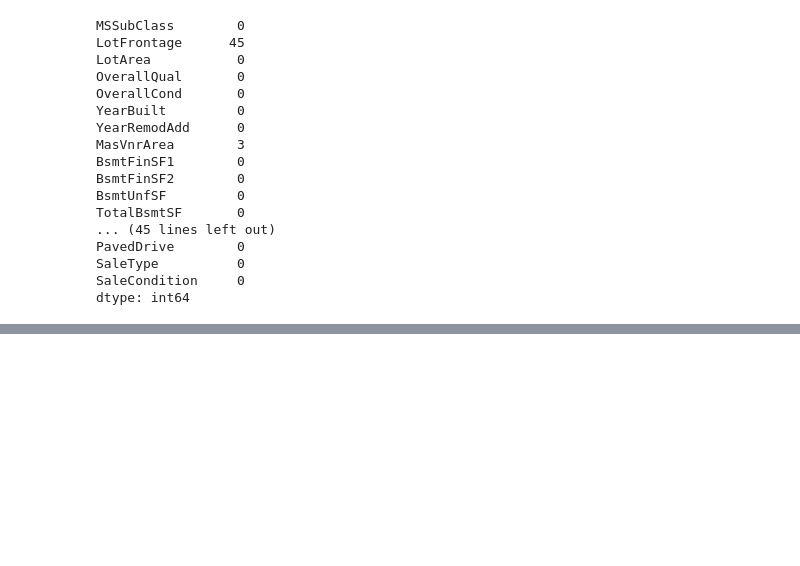
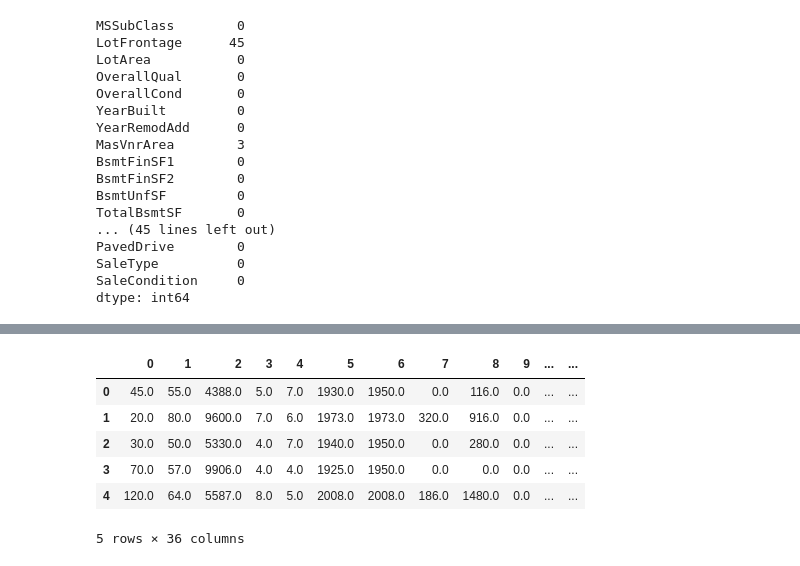
Before and after one commit to georgek2/Home_Prices, a Jupyter notebook: Decision_Tree/model_three.ipynb, the cells around one changed output, grey strips where cells are left out. Cells and saved outputs as stored; diff of their text form; code cells hidden in the pictures; blank space fills up the shorter version.

```diff
--- a/Decision_Tree/model_three.ipynb
+++ b/Decision_Tree/model_three.ipynb
@@ -245,0 +219,10 @@ dtype: int64
+# %%
+imp_X_valid.head()
+# %% [output]
+|  | 0 | 1 | 2 | 3 | 4 | 5 | 6 | 7 | 8 | 9 | ... | ... |
+| 0 | 45.0 | 55.0 | 4388.0 | 5.0 | 7.0 | 1930.0 | 1950.0 | 0.0 | 116.0 | 0.0 | ... | ... |
+| 1 | 20.0 | 80.0 | 9600.0 | 7.0 | 6.0 | 1973.0 | 1973.0 | 320.0 | 916.0 | 0.0 | ... | ... |
+| 2 | 30.0 | 50.0 | 5330.0 | 4.0 | 7.0 | 1940.0 | 1950.0 | 0.0 | 280.0 | 0.0 | ... | ... |
+| 3 | 70.0 | 57.0 | 9906.0 | 4.0 | 4.0 | 1925.0 | 1950.0 | 0.0 | 0.0 | 0.0 | ... | ... |
+| 4 | 120.0 | 64.0 | 5587.0 | 8.0 | 5.0 | 2008.0 | 2008.0 | 186.0 | 1480.0 | 0.0 | ... | ... |
+5 rows × 36 columns
```
Also changed, not shown: parts of 12 cells of this notebook.
